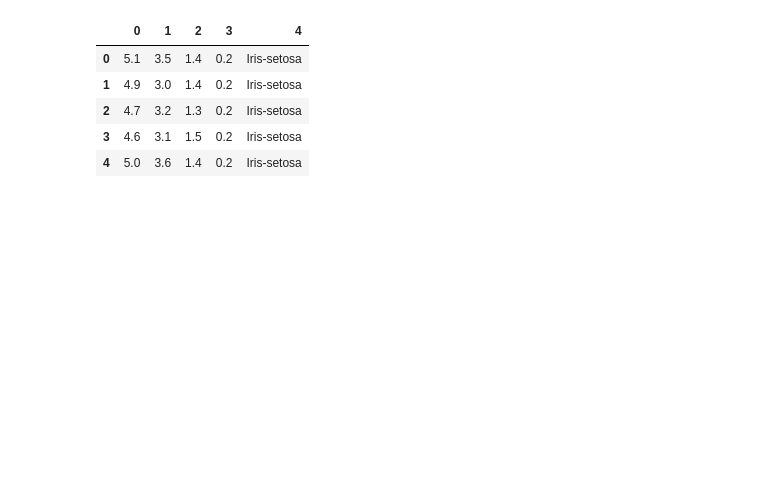
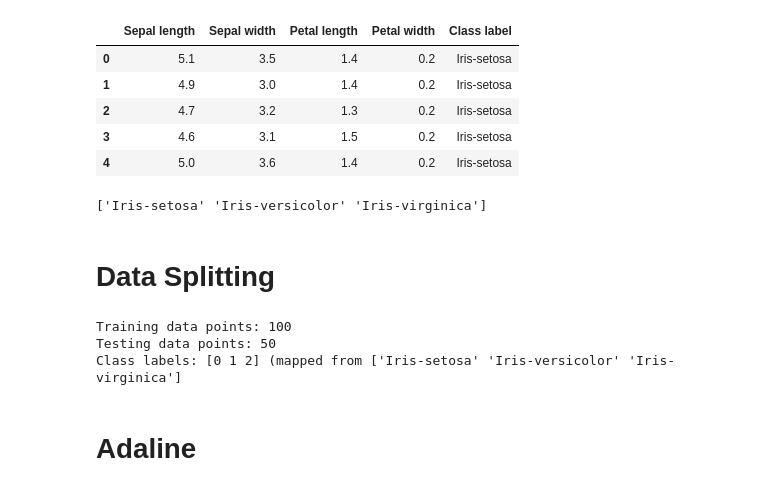
Before and after one commit to awjallow/CSC_447_ML_Notebooks, a Jupyter notebook: Amadou_Jallow_AS03.ipynb, the cells around one changed output. Cells and saved outputs as stored; diff of their text form; code cells hidden in the pictures; blank space fills up the shorter version.

```diff
--- a/Amadou_Jallow_AS03.ipynb
+++ b/Amadou_Jallow_AS03.ipynb
@@ -7,10 +12,36 @@ import numpy as np
 # %%
 df = pd.read_csv('https://archive.ics.uci.edu/ml/machine-learning-databases/iris/iris.data', header = None)
-df.head()
+df.columns = ['Sepal length', 'Sepal width', 'Petal length', 'Petal width', 'Class label']
+display(df.head())
 # %% [output]
-|  | 0 | 1 | 2 | 3 | 4 |
+|  | Sepal length | Sepal width | Petal length | Petal width | Class label |
 | 0 | 5.1 | 3.5 | 1.4 | 0.2 | Iris-setosa |
 | 1 | 4.9 | 3.0 | 1.4 | 0.2 | Iris-setosa |
 | 2 | 4.7 | 3.2 | 1.3 | 0.2 | Iris-setosa |
 | 3 | 4.6 | 3.1 | 1.5 | 0.2 | Iris-setosa |
 | 4 | 5.0 | 3.6 | 1.4 | 0.2 | Iris-setosa |
+# %%
+IA = df.iloc[:,:].values
+Cl = IA[:,4]
+IC = np.unique(IA[:,4])
+
+print(IC)
+# %% [output]
+['Iris-setosa' 'Iris-versicolor' 'Iris-virginica']
+# %% [markdown]
+# Data Splitting
+# %%
+X = df[['Sepal length', 'Sepal width', 'Petal length', 'Petal width']].values
+y = pd.factorize(df['Class label'])[0]
+# display(y)
+
+X_train, X_test, y_train, y_test = train_test_split(X, y, test_size=0.33, random_state=0)
+# display(X_train)
+
+print('Training data points: {}'.format(X_train.shape[0]))
+print('Testing data points: {}'.format(X_test.shape[0]))
+print('Class labels: {} (mapped from {}'.format(np.unique(y), np.unique(df['Class label'])))
+# %% [output]
+Training data points: 100
+Testing data points: 50
+Class labels: [0 1 2] (mapped from ['Iris-setosa' 'Iris-versicolor' 'Iris-virginica']
@@ -16,0 +53,2 @@ df.head()
+# %% [markdown]
+# Adaline
```
Also changed, not shown: parts of 5 cells of this notebook.
